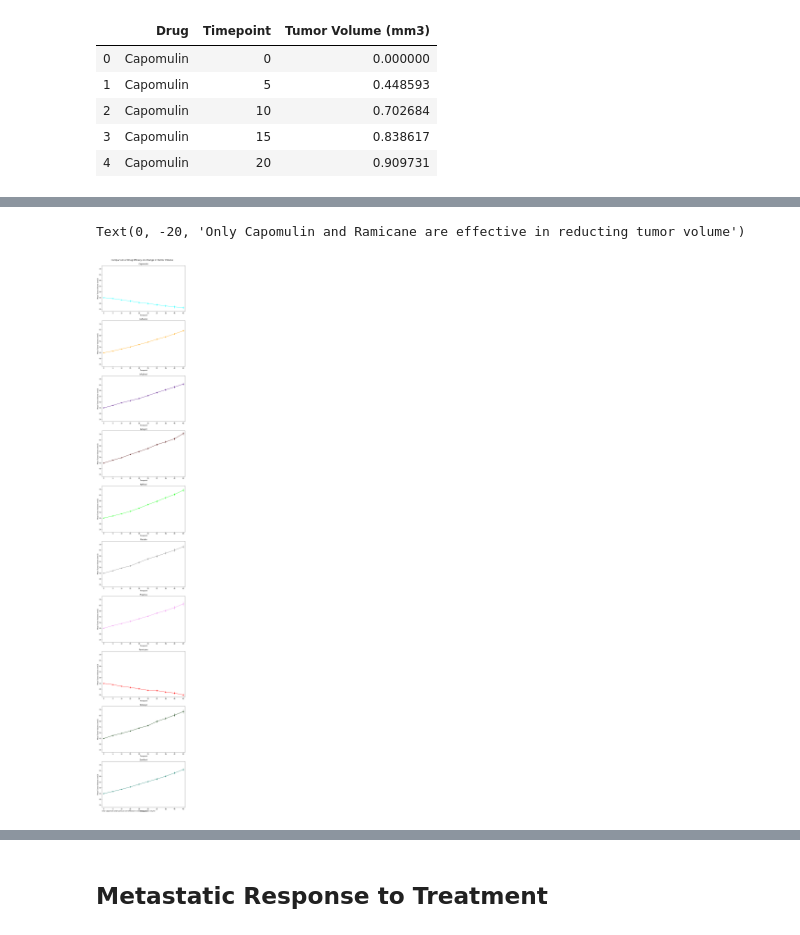
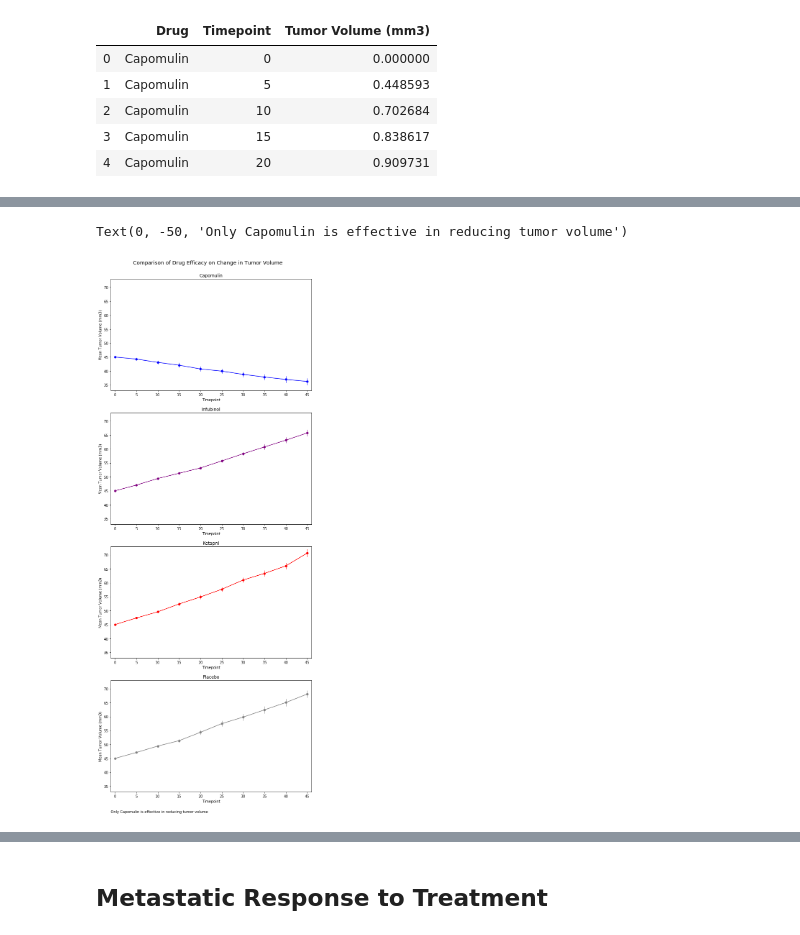
Before and after one commit to epayne323/matplotlib-challenge, a Jupyter notebook: Pymaceuticals/pymaceuticals.ipynb, the cells around one changed output, grey strips where cells are left out. Drawn from its saved outputs; the diff is of its cells as text; code cells hidden in the pictures.

Commit message:
cleaned data to remove mice with only one obsevation, finished first three sets of plots

```diff
--- a/Pymaceuticals/pymaceuticals.ipynb
+++ b/Pymaceuticals/pymaceuticals.ipynb
@@ -14,10 +14,11 @@ warnings.filterwarnings('ignore')
 # reading in the csvs to create dataframes
 mouse_df = pd.read_csv(os.path.join("..","data","mouse_drug_data.csv"))
 clinical_df = pd.read_csv(os.path.join("..","data","clinicaltrial_data.csv"))
-
 # Combine the data into a single dataset
 combined_df = pd.merge(mouse_df, clinical_df, on="Mouse ID", how="outer")
-
+# only looking at 4 drugs
+combined_df = combined_df.loc[combined_df["Drug"].isin(("Capomulin", \
+                                                        "Infubinol", "Ketapril", "Placebo")),:]
 # Display the data table for preview
 combined_df.head()
 # %% [output]
@@ -41,3 +42,16 @@ Timepoint             False
 Tumor Volume (mm3)    False
 Metastatic Sites      False
 dtype: bool
+# %%
+# cleaning up the data a bit.
+# first getting the number of observations of each mouse
+mouse_data_points = combined_df["Mouse ID"].value_counts()
+# then getting a list of each of the mice for which there is more than one and fewer than 11 observations
+one_to_ten_mice_obs = [mouse for mouse in mouse_data_points.index if (mouse_data_points[mouse] > 1 \
+                                                                      and mouse_data_points[mouse] < 11)]
+# setting the df to only look at those records where there is more than one mouse to exclude those which
+# died immediately. Perhaps the scientists would want to remove mice with different criteria, in which case
+# the condition in the list comprehension would be changed accordingly.
+combined_df = combined_df.loc[(combined_df["Mouse ID"].isin(one_to_ten_mice_obs)),:]
+combined_df.shape
+# 3 records removed
@@ -44,15 +79,9 @@ dtype: bool
 # %% [markdown]
 ## Tumor Response to Treatment
 # %%
-# Store the Mean Tumor Volume Data Grouped by Drug and Timepoint
-mean_tumor_volume = pd.DataFrame(combined_df.groupby(["Drug", "Timepoint"]).mean()["Tumor Volume (mm3)"])
-# mean_tumor_volume = combined_df.groupby(["Drug", "Timepoint"]).mean()
-# Convert to DataFrame
+# Store the Mean Tumor Volume Data Grouped by Drug and Timepoint. GroupBy summaraies are already DataFrames
+mean_tumor_volume = combined_df.groupby(["Drug", "Timepoint"]).mean()["Tumor Volume (mm3)"]
 mean_tumor_volume = mean_tumor_volume.reset_index()
 # Preview DataFrame
 mean_tumor_volume.head()
-# fig, ax = plt.subplots()
-# for name, group in mean_tumor_volume:
-
-# plt.scatter(mean_tumor_volume["Timepoint"], mean_tumor_volume["Tumor Volume (mm3)"])
 # %% [output]
@@ -104,48 +127,51 @@ colors = {"Capomulin":"cyan","Ceftamin":"orange","Infubinol":"indigo","Ketapril"
+# %%
+# storing a colors dictionary
+colors = {"Capomulin":"blue","Infubinol":"purple","Ketapril":"red","Placebo":"grey"}
 # %%
 # Generate the Plot (with Error Bars)
 # using subplots because having every drug errorbar on one graph is too crowded
 # sharing x & y axes makes visual comparison easier
 # plt.title
-fig, (p1,p2,p3,p4,p5,p6,p7,p8,p9,p10) = plt.subplots(10, sharey=True,figsize=(10,60))
+fig, (p1,p2,p3,p4) = plt.subplots(4, sharey=True,figsize=(10,24))
 x_ticks = mean_tumor_volume_rf.index
 # p1.set_xlim(min(x_ticks)*0.95, max(x_ticks)*1.05)
 # p1.set_xticks(x_ticks)
 p1.set_ylim(33,73)
 p1.set_yticks(np.arange(35,71,5))
 
 counter = 0
-for p in (p1,p2,p3,p4,p5,p6,p7,p8,p9,p10):
+for p in (p1,p2,p3,p4):
     # get the drug name from the list of columns to easily get series
     drug = mean_tumor_volume_rf.columns[counter]
     p.scatter(x_ticks, mean_tumor_volume_rf[drug], c=colors[drug], s=30, label=drug)
     p.errorbar(x_ticks, mean_tumor_volume_rf[drug], sem_tumor_volume_rf[drug], c=colors[drug],
                label=drug, elinewidth = 1)
     p.title.set_text(drug)
     p.set_xticks(x_ticks)
     p.set_xlim(min(x_ticks)-1, max(x_ticks)+1)
     p.set_xlabel("Timepoint")
     p.set_ylabel("Mean Tumor Volume (mm3)")
     counter += 1
 
 # plt.figure(figsize = (12,14))
 # for drug in mean_tumor_volume_rf:
 #     plt.scatter(mean_tumor_volume_rf.index, mean_tumor_volume_rf[drug], c = colors[drug], s=16, \
 #                 label=drug)
 #     plt.errorbar(mean_tumor_volume_rf.index, mean_tumor_volume_rf[drug], sem_tumor_volume_rf[drug],
 #                  color= colors[drug], fmt='')
 
 # plt.legend(loc="best")
 # plt.ylabel("Mean Tumor Volume (mm3)")
 # plt.xlabel("Timepoint")
 # plt.tight_layout()
 fig.suptitle("Comparison of Drug Efficacy on Change in Tumor Volume", fontsize="x-large")
-fig.subplots_adjust(top=.97)
-plt.annotate('Only Capomulin and Ramicane are effective in reducting tumor volume',
-             (0,0), (0, -20), xycoords='axes fraction', textcoords='offset points', va='top')
+fig.subplots_adjust(top=.95)
+plt.annotate('Only Capomulin is effective in reducing tumor volume',
+             (0,0), (0, -50), xycoords='axes fraction', textcoords='offset points', va='top')
 # plt.ylabel("")
 # %% [output]
-Text(0, -20, 'Only Capomulin and Ramicane are effective in reducting tumor volume')
+Text(0, -50, 'Only Capomulin is effective in reducing tumor volume')
-[figure, old version]
+[figure, new version]
 # %%
 # Save the Figure
 fig.savefig("../Images/Comparison of Drug Efficacy on Change in Tumor Volume.png")
```
Also changed, not shown: parts of 27 cells of this notebook, 3 other files.
